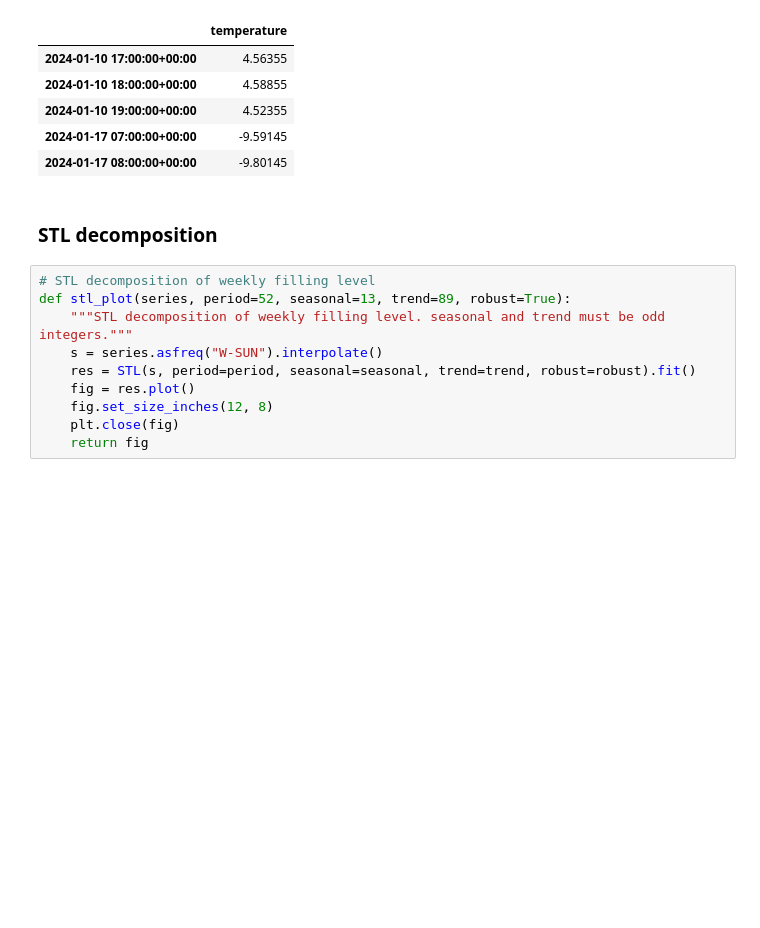
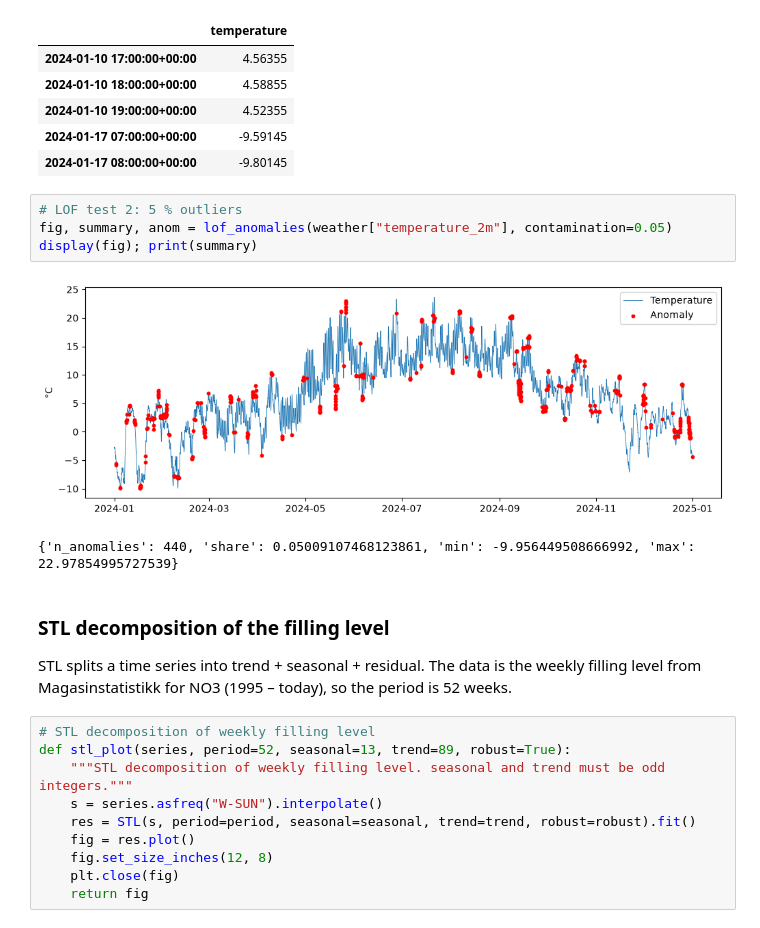
Before and after one commit to Simen03/simen03-ind320-app, a Jupyter notebook: notebooks/part3_project.ipynb, the cells around one changed output. Cells and saved outputs as stored; diff of their text form; blank space fills up the shorter version.

```diff
--- a/notebooks/part3_project.ipynb
+++ b/notebooks/part3_project.ipynb
@@ -208,8 +260,17 @@ display(fig); print(summary); anom.head()
 | 2024-01-10 19:00:00+00:00 | 4.52355 |
 | 2024-01-17 07:00:00+00:00 | -9.59145 |
 | 2024-01-17 08:00:00+00:00 | -9.80145 |
+# %%
+# LOF test 2: 5 % outliers
+fig, summary, anom = lof_anomalies(weather["temperature_2m"], contamination=0.05)
+display(fig); print(summary)
+# %% [output]
+[figure, added]
+{'n_anomalies': 440, 'share': 0.05009107468123861, 'min': -9.956449508666992, 'max': 22.97854995727539}
 # %% [markdown]
-### STL decomposition
+### STL decomposition of the filling level
+STL splits a time series into trend + seasonal + residual.
+The data is the weekly filling level from Magasinstatistikk for NO3 (1995 – today), so the period is 52 weeks.
 # %%
 # STL decomposition of weekly filling level
 def stl_plot(series, period=52, seasonal=13, trend=89, robust=True):
```
Also changed, not shown: parts of 13 cells of this notebook.
